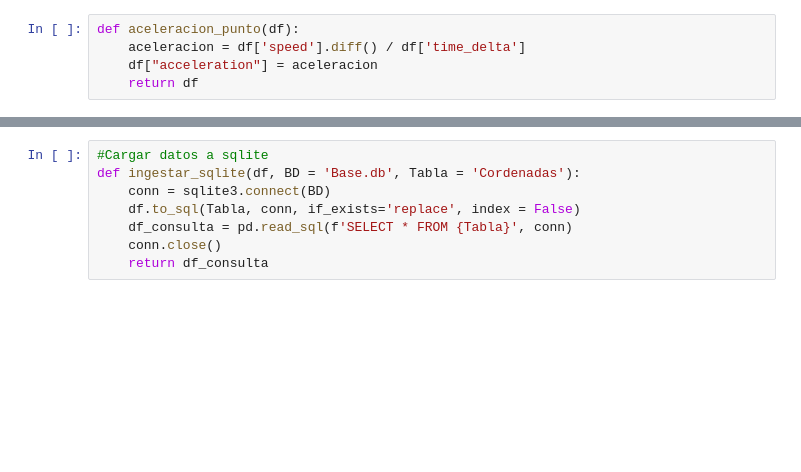
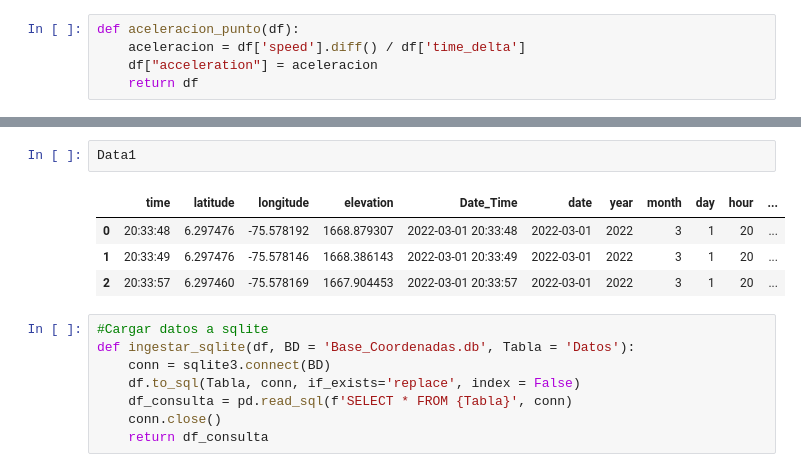
Before and after one commit to CCOSORIOT/Proyecto_Final_Ciencia_de_Datos, a Jupyter notebook: Procesar_Datos.ipynb, the cells around one changed output, grey strips where cells are left out. Saved outputs shown, nothing was run; the diff lists cells and outputs as text; blank space fills up the shorter version.

```diff
--- a/Procesar_Datos.ipynb
+++ b/Procesar_Datos.ipynb
@@ -175,6 +181,13 @@ aceleracion_punto(Data2)
+# %%
+Data1
+# %% [output]
+|  | time | latitude | longitude | elevation | Date_Time | date | year | month | day | hour | ... |
+| 0 | 20:33:48 | 6.297476 | -75.578192 | 1668.879307 | 2022-03-01 20:33:48 | 2022-03-01 | 2022 | 3 | 1 | 20 | ... |
+| 1 | 20:33:49 | 6.297476 | -75.578146 | 1668.386143 | 2022-03-01 20:33:49 | 2022-03-01 | 2022 | 3 | 1 | 20 | ... |
+| 2 | 20:33:57 | 6.297460 | -75.578169 | 1667.904453 | 2022-03-01 20:33:57 | 2022-03-01 | 2022 | 3 | 1 | 20 | ... |
 # %%
 #Cargar datos a sqlite
-def ingestar_sqlite(df, BD = 'Base.db', Tabla = 'Cordenadas'):
+def ingestar_sqlite(df, BD = 'Base_Coordenadas.db', Tabla = 'Datos'):
     conn = sqlite3.connect(BD)
     df.to_sql(Tabla, conn, if_exists='replace', index = False)
     df_consulta = pd.read_sql(f'SELECT * FROM {Tabla}', conn)
```
Also changed, not shown: parts of 8 cells of this notebook, 5 other files.
